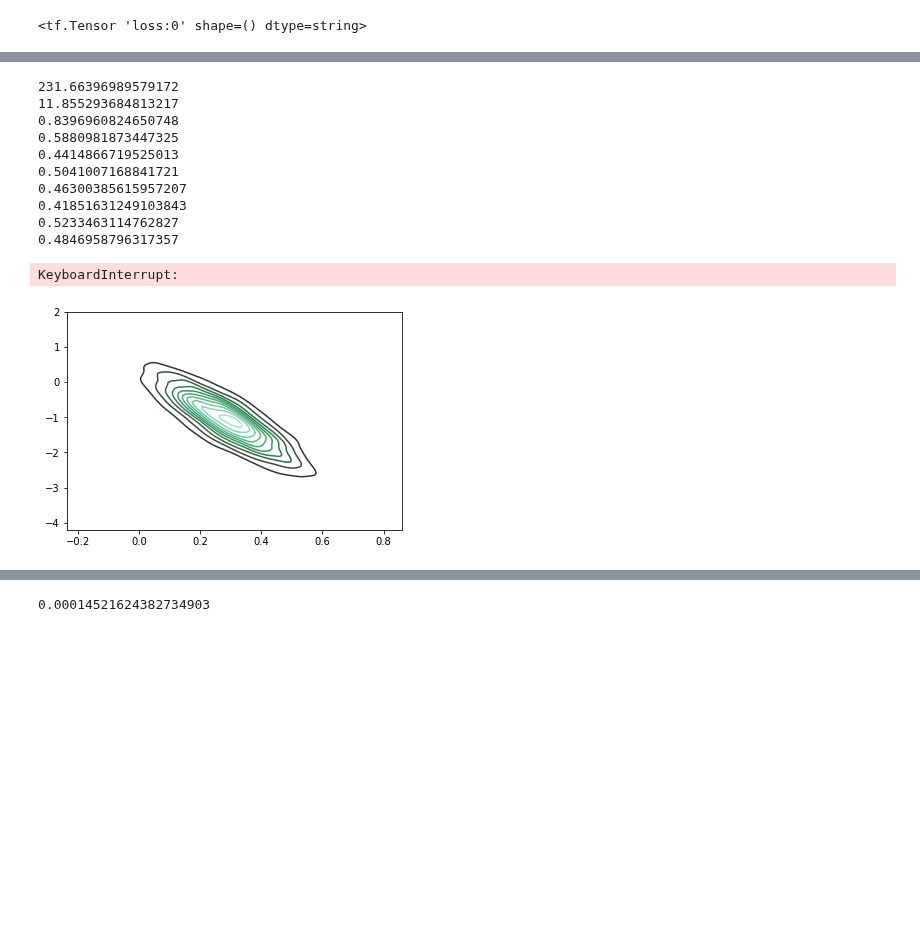
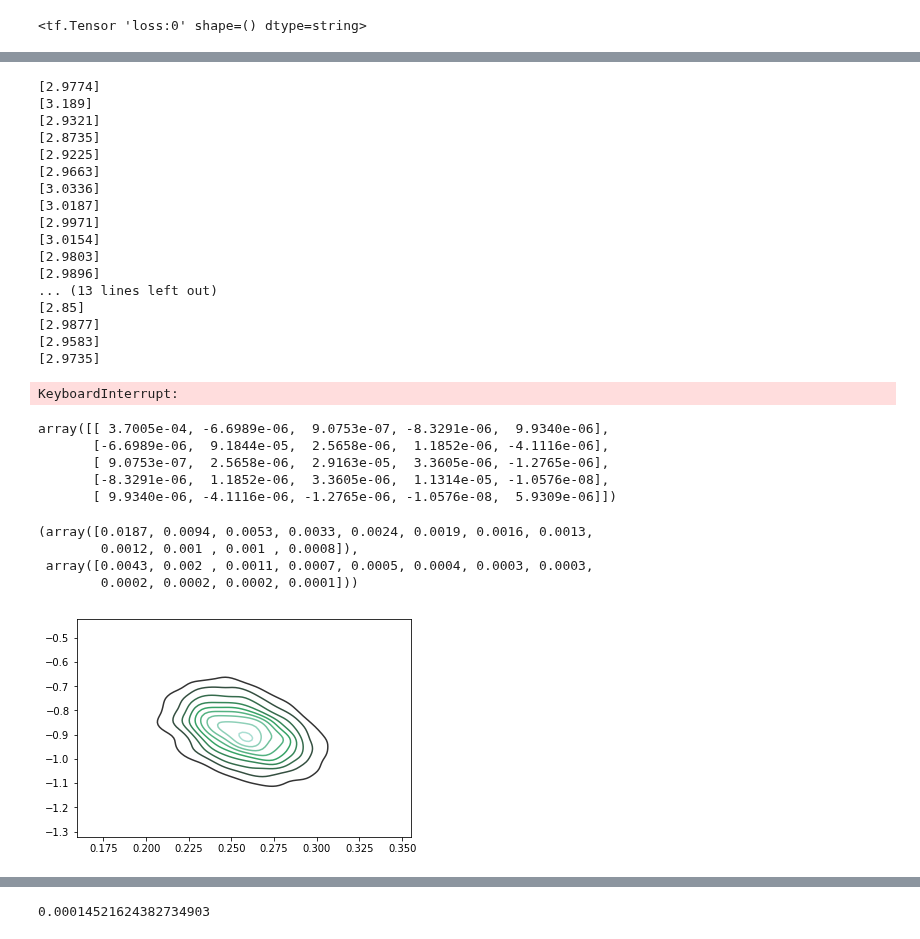
Before and after one commit to npetrenko/real_nvp, a Jupyter notebook: random_walk_no_cov_regr_aux-real_data-ar-var-stoch-cov.ipynb, the cells around one changed output, grey strips where cells are left out. Drawn from its saved outputs; the diff is of its cells as text; code cells hidden in the pictures; blank space fills up the shorter version.

```diff
--- a/random_walk_no_cov_regr_aux-real_data-ar-var-stoch-cov.ipynb
+++ b/random_walk_no_cov_regr_aux-real_data-ar-var-stoch-cov.ipynb
@@ -107,4 +105,4 @@ ent = -tf.reduce_sum([flow[-1].logj for flow in flows]) + init.logdens(out_sampl
 # %%
-loss = -logl - prior + ent# - cov_prior.log_prob(PWalk.fsigma) + lowerd.logdens + ldiag.logdens
+loss = -logl - prior + ent - cov_prior.log_prob(PWalk.fsigma) + ldiag.logdens + lowerd.logdens
 loss /= n*dim[0]*dim[1]
 # %%
@@ -112,7 +110,7 @@ tf.summary.scalar('loss', loss)
 # %% [output]
 <tf.Tensor 'loss:0' shape=() dtype=string>
 # %%
-opt = tf.train.AdamOptimizer(0.0005).minimize(loss)
+opt = tf.train.AdamOptimizer(0.0004).minimize(loss)
 # %%
 sess = tf.InteractiveSession()
 # %%
@@ -140,6 +143,7 @@ epoch = 0
 # %%
-for epoch in range(epoch, 50000):
-    for i in range(8000):
+%%time
+for epoch in range(epoch, epoch+100):
+    for i in range(1000):
         l, _ = sess.run([loss, opt], {phase:True})
         if i % 100 == 0 and epoch > 2:
             s = all_sum.eval({phase:True})
@@ -148,25 +152,48 @@ for epoch in range(epoch, 50000):
 #     print(PWalk.inverse_sigma.eval()[:3,:3])
 #     print('\n')
 # %% [output]
-231.66396989579172
-11.855293684813217
-0.8396960824650748
-0.5880981873447325
-0.4414866719525013
-0.5041007168841721
-0.46300385615957207
-0.41851631249103843
-0.5233463114762827
-0.4846958796317357
+[2.9774]
+[3.189]
+[2.9321]
+[2.8735]
+[2.9225]
+[2.9663]
+[3.0336]
+[3.0187]
+[2.9971]
+[3.0154]
+[2.9803]
+[2.9896]
+... (13 lines left out)
+[2.85]
+[2.9877]
+[2.9583]
+[2.9735]
 KeyboardInterrupt:
 # %%
-# ss = []
-# for _ in range(3000):
-#     a = np.linalg.inv(PWalk.inverse_sigma.eval())
-#     ss.append(np.sqrt(np.diag(a)))
-# ss = np.array(ss)
+ss = []
+aa = []
+for _ in range(3000):
+    a = np.linalg.inv(PWalk.inverse_sigma.eval())
+    ss.append(np.sqrt(np.diag(a)))
+    aa.append(a)
+ss = np.array(ss)
+aa = np.array(aa)
+# %%
+aa.mean(axis=0)[:5,:5]
+# %% [output]
+array([[ 3.7005e-04, -6.6989e-06,  9.0753e-07, -8.3291e-06,  9.9340e-06],
+       [-6.6989e-06,  9.1844e-05,  2.5658e-06,  1.1852e-06, -4.1116e-06],
+       [ 9.0753e-07,  2.5658e-06,  2.9163e-05,  3.3605e-06, -1.2765e-06],
+       [-8.3291e-06,  1.1852e-06,  3.3605e-06,  1.1314e-05, -1.0576e-08],
+       [ 9.9340e-06, -4.1116e-06, -1.2765e-06, -1.0576e-08,  5.9309e-06]])
 # %%
-# np.mean(ss, axis=0), np.std(ss, axis=0)
+np.mean(ss, axis=0), np.std(ss, axis=0)
+# %% [output]
+(array([0.0187, 0.0094, 0.0053, 0.0033, 0.0024, 0.0019, 0.0016, 0.0013,
+        0.0012, 0.001 , 0.001 , 0.0008]),
+ array([0.0043, 0.002 , 0.0011, 0.0007, 0.0005, 0.0004, 0.0003, 0.0003,
+        0.0002, 0.0002, 0.0002, 0.0001]))
 # %%
 # sns.kdeplot(ss[:,1], ss[:,0])
 # plt.show()
@@ -176,11 +203,12 @@ for _ in range(3000):
     s = out.eval({phase:True})
     samples.append(s)
 samples = np.array(samples)
-
-sns.kdeplot(samples[:,-1,2,0], samples[:,-1,0,3])
-plt.show()
-# %% [output]
-[figure, removed]
+# %%
+t = 10
+sns.kdeplot(samples[:,t,2,0], samples[:,t,0,3])
+plt.show()
+# %% [output]
+[figure, added]
 # %%
 t = 10
 # params[t]
```
Also changed, not shown: parts of 17 cells of this notebook, 1 other file.
